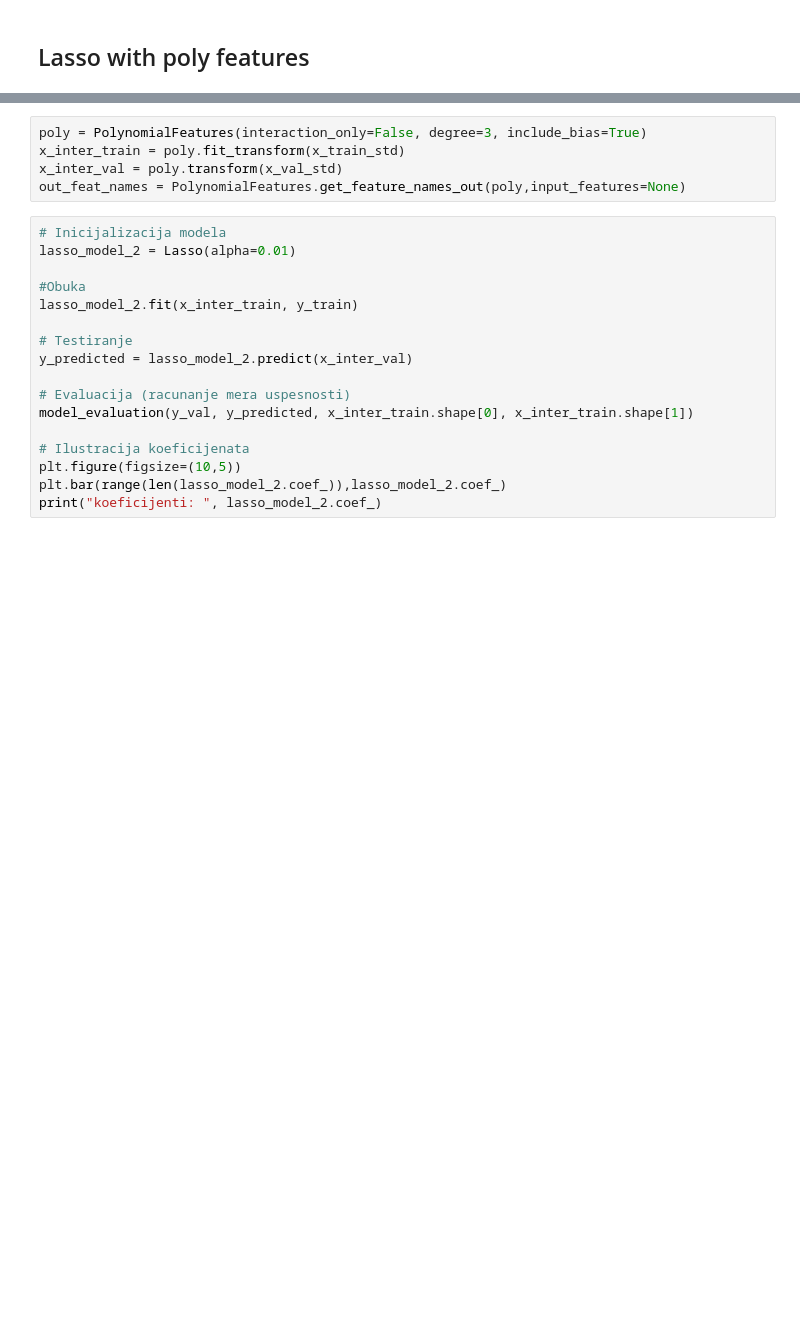
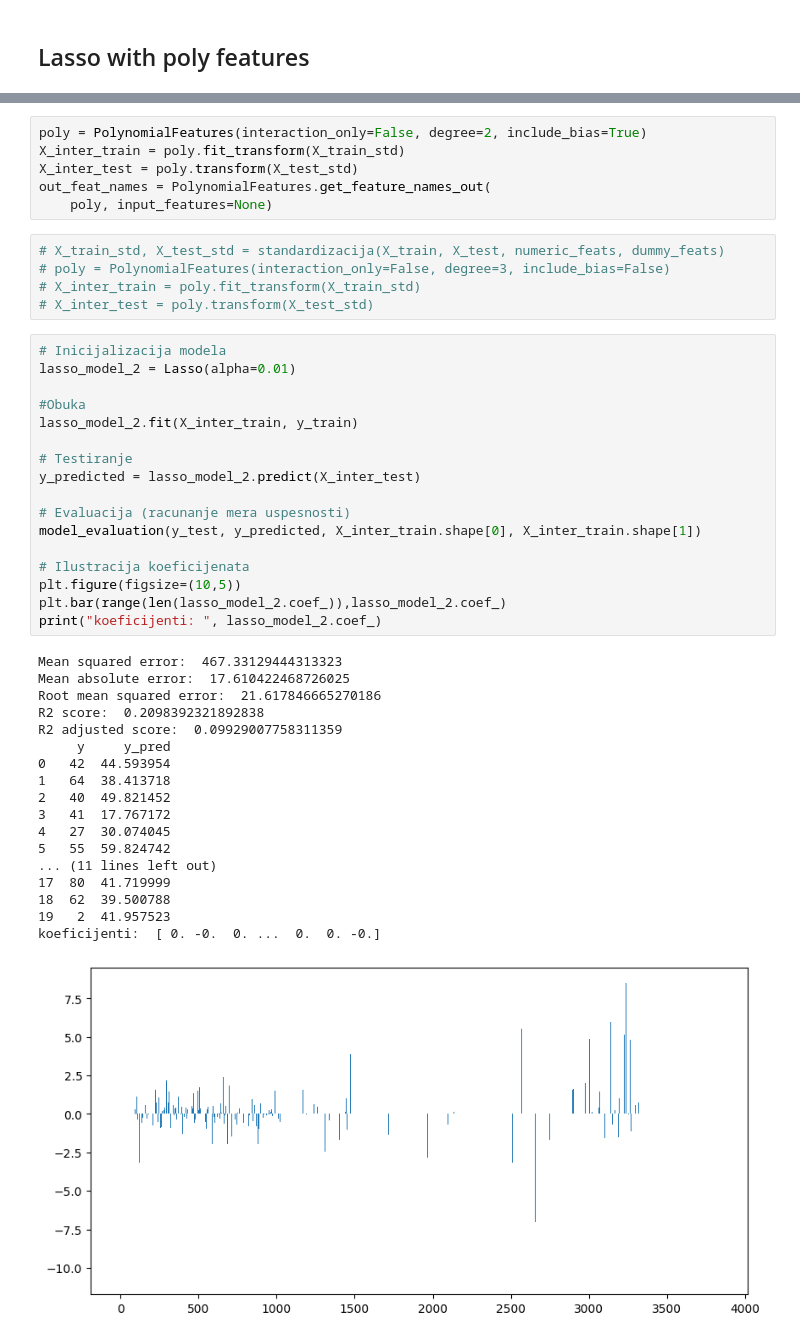
Before and after one commit to ssspetrovic/spotify-prediction, a Jupyter notebook: main.ipynb, the cells around one changed output, grey strips where cells are left out. Cells and saved outputs as stored; diff of their text form; blank space fills up the shorter version.

```diff
--- a/main.ipynb
+++ b/main.ipynb
@@ -321,22 +315,47 @@ NameError: name 'train_test_split' is not defined
 # %%
-poly = PolynomialFeatures(interaction_only=False, degree=3, include_bias=True)
-x_inter_train = poly.fit_transform(x_train_std)
-x_inter_val = poly.transform(x_val_std)
-out_feat_names = PolynomialFeatures.get_feature_names_out(poly,input_features=None)
+poly = PolynomialFeatures(interaction_only=False, degree=2, include_bias=True)
+X_inter_train = poly.fit_transform(X_train_std)
+X_inter_test = poly.transform(X_test_std)
+out_feat_names = PolynomialFeatures.get_feature_names_out(
+    poly, input_features=None)
+# %%
+# X_train_std, X_test_std = standardizacija(X_train, X_test, numeric_feats, dummy_feats)
+# poly = PolynomialFeatures(interaction_only=False, degree=3, include_bias=False)
+# X_inter_train = poly.fit_transform(X_train_std)
+# X_inter_test = poly.transform(X_test_std)
 # %%
 # Inicijalizacija modela
 lasso_model_2 = Lasso(alpha=0.01)
 
 #Obuka
-lasso_model_2.fit(x_inter_train, y_train)
+lasso_model_2.fit(X_inter_train, y_train)
 
 # Testiranje
-y_predicted = lasso_model_2.predict(x_inter_val)
+y_predicted = lasso_model_2.predict(X_inter_test)
 
 # Evaluacija (racunanje mera uspesnosti)
-model_evaluation(y_val, y_predicted, x_inter_train.shape[0], x_inter_train.shape[1])
+model_evaluation(y_test, y_predicted, X_inter_train.shape[0], X_inter_train.shape[1])
 
 # Ilustracija koeficijenata
 plt.figure(figsize=(10,5))
 plt.bar(range(len(lasso_model_2.coef_)),lasso_model_2.coef_)
 print("koeficijenti: ", lasso_model_2.coef_)
+# %% [output]
+Mean squared error:  467.33129444313323
+Mean absolute error:  17.610422468726025
+Root mean squared error:  21.617846665270186
+R2 score:  0.2098392321892838
+R2 adjusted score:  0.09929007758311359
+     y     y_pred
+0   42  44.593954
+1   64  38.413718
+2   40  49.821452
+3   41  17.767172
+4   27  30.074045
+5   55  59.824742
+... (11 lines left out)
+17  80  41.719999
+18  62  39.500788
+19   2  41.957523
+koeficijenti:  [ 0. -0.  0. ...  0.  0. -0.]
+[figure, added]
```
Also changed, not shown: parts of 13 cells of this notebook.
